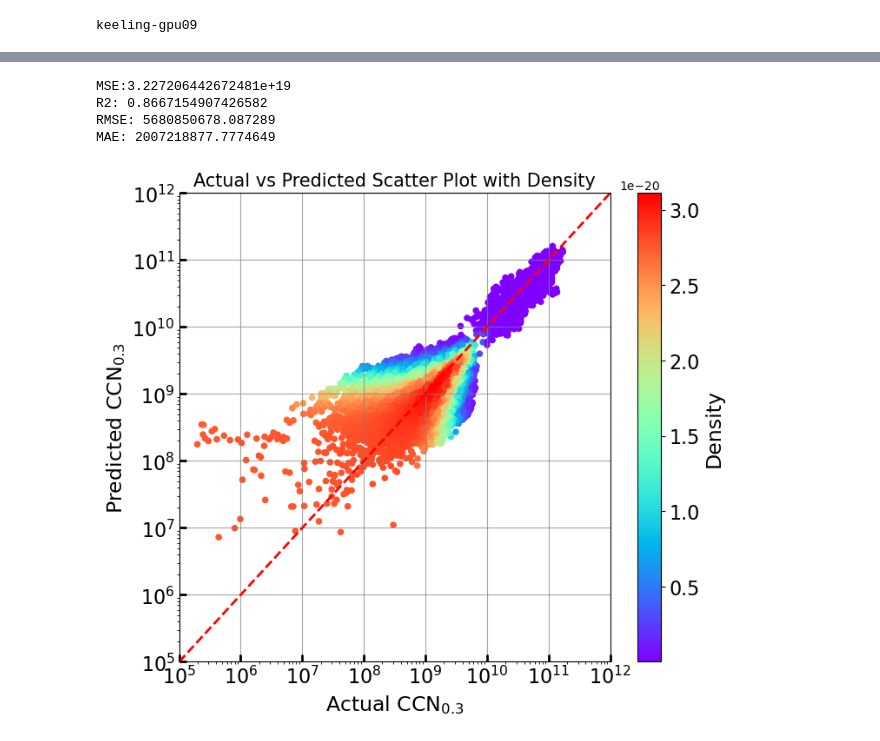
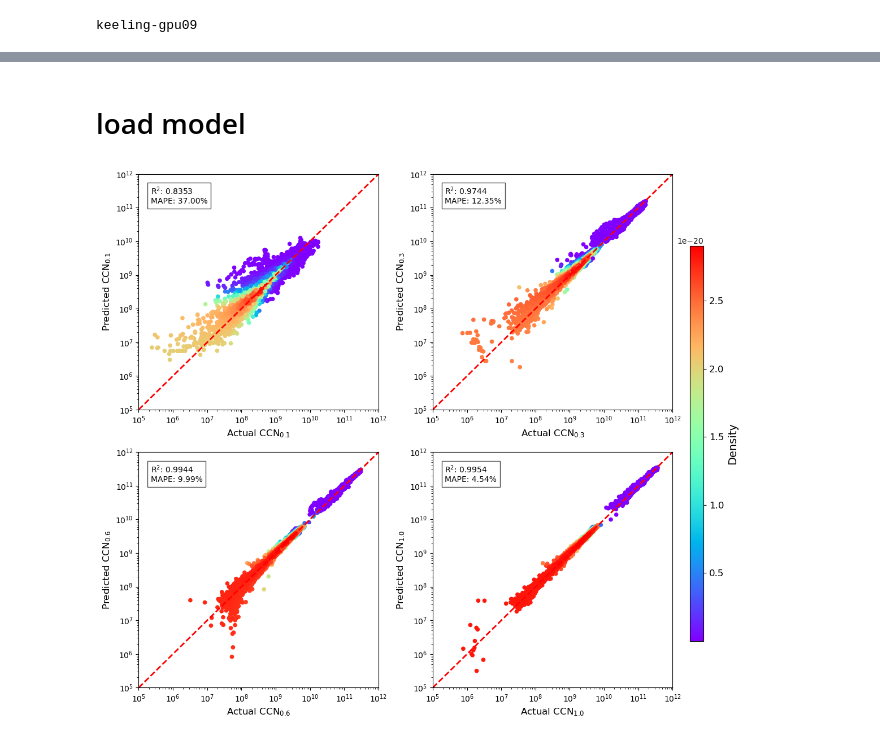
Before and after one commit to Jim-Xu/code_ml_surfactant_ccn, a Jupyter notebook: automl.ipynb, the cells around one changed output, grey strips where cells are left out. Saved outputs shown, nothing was run; the diff lists cells and outputs as text; code cells hidden in the pictures.

```diff
--- a/automl.ipynb
+++ b/automl.ipynb
@@ -209,13 +241,49 @@ Best estimator: <catboost.core.CatBoostRegressor object at 0x...>
-# %%
-# Reverse transformation
-y_pred_transformed = automl.predict(X_test_scaled)
-y_pred = np.expm1(y_pred_transformed)
-y_test_raw = np.expm1(y_test)
-
-calculate_metrics_and_plot(y_test_raw, y_pred, 'CCN$_{0.3}$')
-# %% [output]
-MSE:3.227206442672481e+19
-R2: 0.8667154907426582
-RMSE: 5680850678.087289
-MAE: 2007218877.7774649
-[figure, removed]
+# %% [markdown]
+# load model
+# %%
+PartMC_data = pd.read_csv('/data/keeling/a/xx24/e/proj_ml/merged_data.csv')
+
+columns_to_multiply = ['SO4', 'NaCl', 'OIN', 'OC', 'BC', 'SOA']
+columns_to_divide = ['CCN_VS_0.1', 'CCN_VS_0.3', 'CCN_VS_0.6', 'CCN_VS_1.0', 'CCN_CS_0.1', 'CCN_CS_0.3', 'CCN_CS_0.6', 'CCN_CS_1.0','Num_Conc']
+PartMC_data[columns_to_multiply] = PartMC_data[columns_to_multiply] * 1e9 # Convert to ug/m3
+PartMC_data[columns_to_divide] = PartMC_data[columns_to_divide] * 1e-6 # Convert to /cm-3
+PartMC_data['Bulk_DP'] = PartMC_data['Bulk_DP']*1e6 # convert to um
+
+splitter = GroupShuffleSplit(test_size=0.3, n_splits=1, random_state=42)
+train_idxs, test_idxs = next(splitter.split(PartMC_data, groups=PartMC_data['Global_ID']))
+
+train, test = PartMC_data.iloc[train_idxs], PartMC_data.iloc[test_idxs]
+
+input_list = ['Temperature','RH','Density','Bulk_DP','Num_Conc','SO4', 'NaCl', 'OIN', 'OC', 'BC', 'SOA']
+
+feature_names = ['T', 'RH', r'$\rho_{air}$',r'$\rm D_p$',r'$\rm N_t$',r'$\rm SO_4$','NaCl', 'Dust', 'OC', 'BC', 'SOA']
+# %%
+output_list = ['CCN_VS_0.1', 'CCN_VS_0.3', 'CCN_VS_0.6', 'CCN_VS_1.0']
+
+fig, axes = plt.subplots(2, 2, figsize=(12, 10))
+axes = axes.flatten()
+
+for i, output in enumerate(output_list):
+    with open(f'/data/keeling/a/xx24/e/proj_ml/code_ml_surfactant_ccn/AutoML_emulator_CCN_{output_list[i][4:]}.pkl', 'rb') as f:
+        automl = joblib.load(f)
+    X_train = train[input_list]
+    y_train = train[output].squeeze()
+    X_test = test[input_list]
+    y_test = test[output].squeeze()
+
+
+    var = f'CCN$_{{{output[-3:]}}}$'
+
+    y_test_pred = automl.predict(X_test)
+    scatter = calculate_metrics_and_plot(axes[i], y_test*1e6, y_test_pred*1e6, var)
+
+fig.subplots_adjust(right=0.88)  # Shrink figure a bit to make space for colorbar
+cbar_ax = fig.add_axes([0.88, 0.15, 0.02, 0.7])  # [left, bottom, width, height]
+cbar = fig.colorbar(scatter, cax=cbar_ax)
+cbar.set_label('Density', fontsize=14)
+cbar.ax.tick_params(labelsize=12)
+
+plt.tight_layout(rect=[0, 0, 0.88, 1])  # Adjust layout to avoid overlap
+plt.show()
+# %% [output]
+[figure, added]
```
Also changed, not shown: parts of 17 cells of this notebook, 7 other files.
